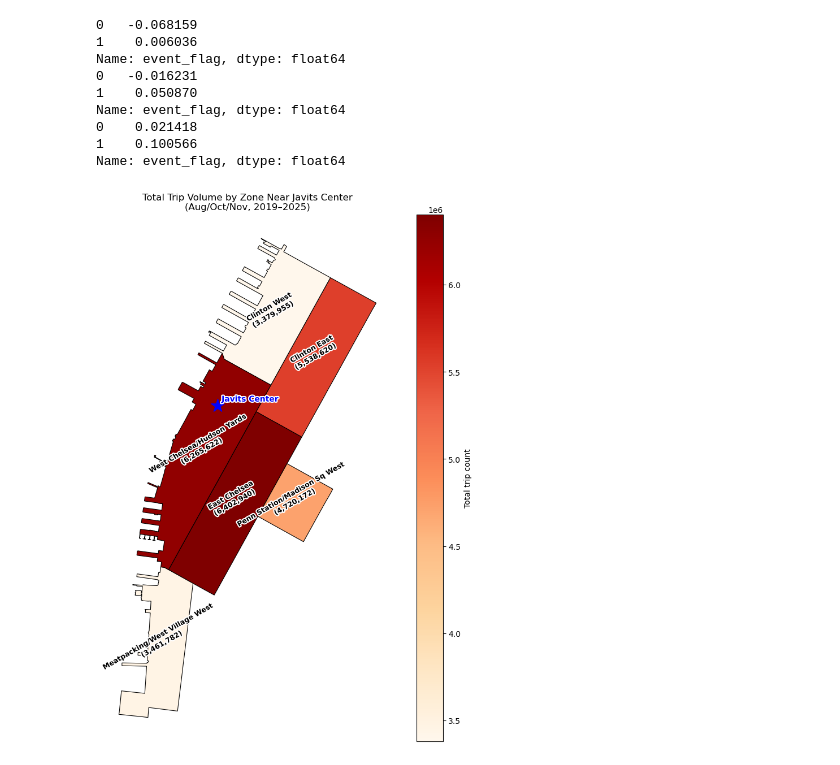
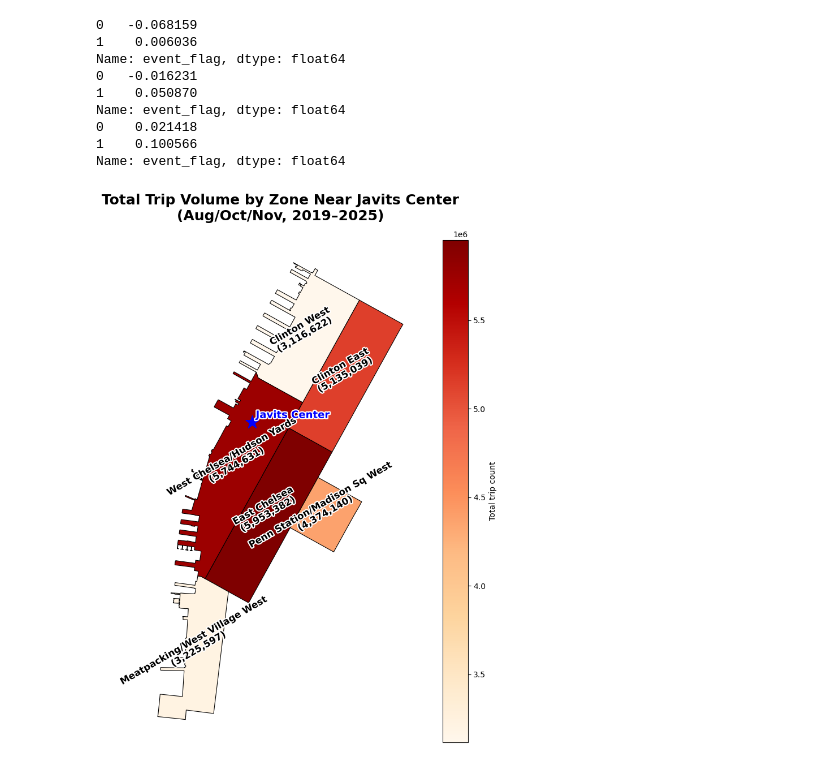
Before and after one commit to jovi-ng/MAST30034-Project-1, a Jupyter notebook: EDA.ipynb, the cells around one changed output. Drawn from its saved outputs; the diff is of its cells as text; code cells hidden in the pictures.

```diff
--- a/EDA.ipynb
+++ b/EDA.ipynb
@@ -689,26 +679,20 @@ import geopandas as gpd
 from shapely.geometry import Point
 import matplotlib.patheffects as path_effects
 
-# --- Count total trips touching each relevant zone (as pickup OR dropoff) ---
-pu_counts = (
-    df.filter(col('PULocationID').isin(relavent_zones))
-      .groupBy(col('PULocationID').alias('LocationID'))
-      .count()
-      .withColumnRenamed('count', 'pu_count')
-)
-
-do_counts = (
-    df.filter(col('DOLocationID').isin(relavent_zones))
-      .groupBy(col('DOLocationID').alias('LocationID'))
-      .count()
-      .withColumnRenamed('count', 'do_count')
-)
+# --- Count total trips touching each relevant zone (as pickup OR dropoff), each trip counted once ---
+pu_in_zone = col('PULocationID').isin(relavent_zones)
+do_in_zone = col('DOLocationID').isin(relavent_zones)
 
 zone_trip_counts = (
-    pu_counts.join(do_counts, on='LocationID', how='outer')
-    .fillna(0)
-    .withColumn('total_trip_count', col('pu_count') + col('do_count'))
-    .toPandas()
+    df.filter(pu_in_zone | do_in_zone)
+      .withColumn(
+          'LocationID',
+          when(pu_in_zone, col('PULocationID')).otherwise(col('DOLocationID'))
+      )
+      .groupBy('LocationID')
+      .count()
+      .withColumnRenamed('count', 'total_trip_count')
+      .toPandas()
 )
 
 # --- Load zone geometry (same shapefile as Weather.ipynb) ---
@@ -736,34 +720,37 @@ relevant_geom.plot(
 
 # Label each zone with name + count — white outline for legibility over any color
 for _, row in relevant_geom.iterrows():
     centroid = row.geometry.centroid
     txt = ax.annotate(
         f"{row['zone']}\n({int(row['total_trip_count']):,})",
         xy=(centroid.x, centroid.y),
-        ha='center', fontsize=9, weight='bold', color='black',
+        ha='center', fontsize=12, weight='bold', color='black',
         rotation=30, rotation_mode='anchor'
     )
     txt.set_path_effects([
         path_effects.Stroke(linewidth=3, foreground='white'),
         path_effects.Normal()
     ])
 
 # Mark Javits Center
 javits_point.plot(ax=ax, color='blue', marker='*', markersize=300)
 javits_txt = ax.annotate(
     "Javits Center",
     xy=(javits_point.geometry.x.iloc[0], javits_point.geometry.y.iloc[0]),
-    xytext=(5, 5), textcoords='offset points', fontsize=10, color='blue', weight='bold'
+    xytext=(5, 5), textcoords='offset points', fontsize=13, color='blue', weight='bold'
 )
 javits_txt.set_path_effects([
     path_effects.Stroke(linewidth=3, foreground='white'),
     path_effects.Normal()
 ])
 
-ax.set_title("Total Trip Volume by Zone Near Javits Center\n(Aug/Oct/Nov, 2019–2025)")
+ax.set_title(
+    "Total Trip Volume by Zone Near Javits Center\n(Aug/Oct/Nov, 2019–2025)",
+    fontsize=18, weight='bold', pad=25
+)
 ax.set_axis_off()
 plt.tight_layout()
 plt.savefig('Data/plots/zone_trip_heatmap.png', dpi=150)
 plt.show()
 # %% [output]
-[figure, old version]
+[figure, new version]
```
Also changed, not shown: parts of 7 cells of this notebook, 4 other files.
